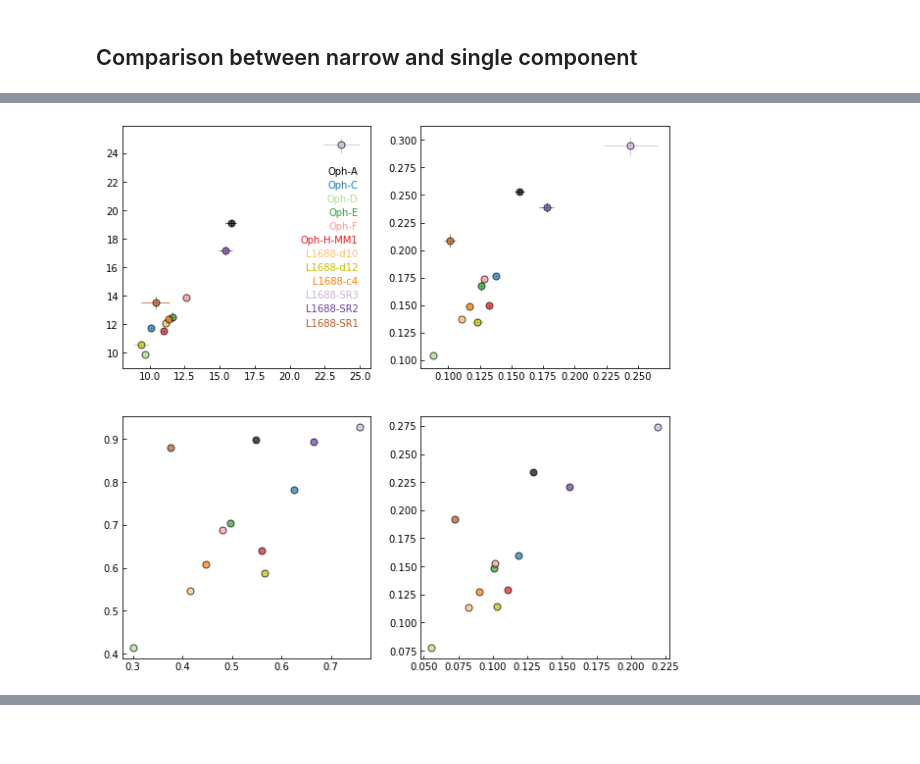
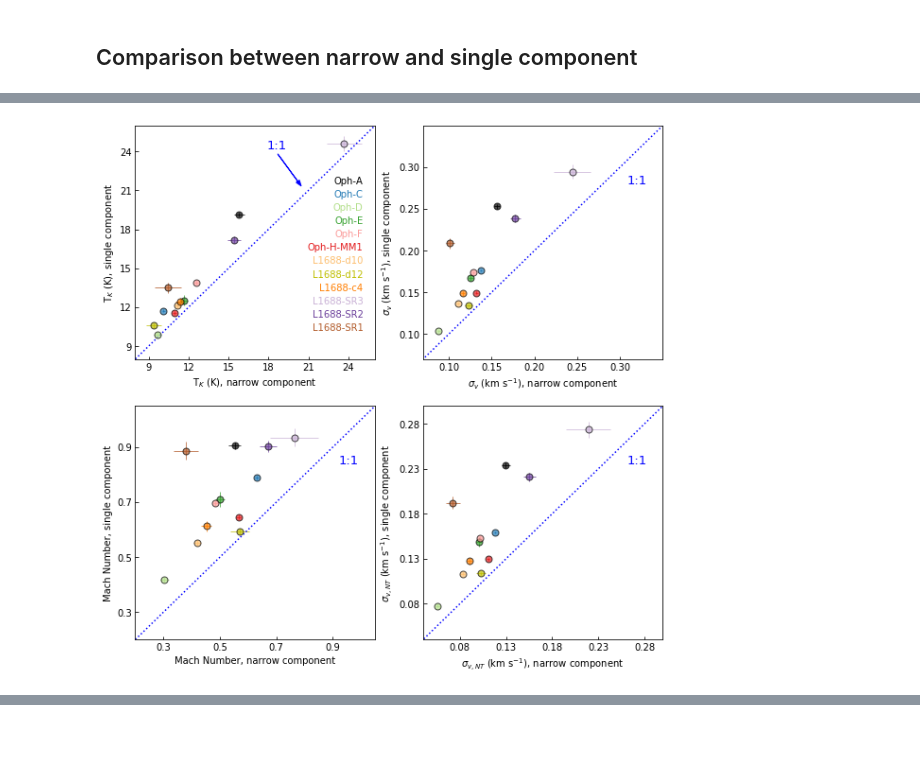
Before and after one commit to SpandanCh/L1688_2-cmp_ltr, a Jupyter notebook: L1688_letter_scripts.ipynb, the cells around one changed output, grey strips where cells are left out. Saved outputs shown, nothing was run; the diff lists cells and outputs as text; code cells hidden in the pictures.

Commit message:
added error propagation in Mach number and non-thermal dispersion

```diff
--- a/L1688_letter_scripts.ipynb
+++ b/L1688_letter_scripts.ipynb
@@ -744,7 +744,8 @@ Slice (slice(None, None, None), None) cannot be used on this 1-dimensional array
 # %%
 from scipy import constants as c
 # %%
-def mach(tk, sig, return_sig_nt=False):
+from scipy import constants as c
+def mach(tk=None, sig=None, ret_sig_nt=False, ret_sig_t=False,ret_cs=False):
     kB = c.k
     mH = c.m_p
 
@@ -753,14 +754,19 @@ def mach(tk, sig, return_sig_nt=False):
     f = (kB * tk)/mH
 
     sig_t = np.sqrt(f/17)
-
+    if ret_sig_t:
+        return sig_t/1000.0
     diff = sig**2 - sig_t**2
     sig_nt = np.sqrt(diff)
 
-    if return_sig_nt:
-        return sig_nt/1000
+    if ret_sig_nt:
+        return sig_nt/1000.0
 
-    cs = np.sqrt(f/2.33)
+    cs = np.sqrt(f/2.37)
+
+    if ret_cs :
+        return cs
+
     M = sig_nt/cs
 
     return M
@@ -767,7 +798,7 @@ def mach(tk, sig, return_sig_nt=False):
 # %%
-fig, ax = plt.subplots(ncols=2, nrows=2,figsize=(10,10))
+fig, ax = plt.subplots(ncols=2, nrows=2,figsize=(10,10), squeeze=False)
 i = 0
-ylabel = 0.8
+ylabel = 0.75
 
 
 
@@ -786,11 +817,16 @@ for reg in sort_reg:
     ax[0,1].errorbar([par_c_n[3]], [pars1[reg][3]] , xerr=[err_c_n[3]], yerr=[errs1[reg][3]],
                  c=clr[reg], alpha=0.7, elinewidth=1, mec='k', ls='-', lw=1, marker='o', ms=7)
 
-    ax[1,0].errorbar([mach(par_c_n[0],par_c_n[3])],[mach(pars1[reg][0],pars1[reg][3])] ,
+    ax[1,0].errorbar([mach(tk=par_c_n[0], sig=par_c_n[3])], [mach(tk=pars1[reg][0], sig=pars1[reg][3])],
+                     xerr=err_prop(para='Ms',tk=par_c_n[0], sig=par_c_n[3], etk=err_c_n[0], esig=err_c_n[3]),
+                     yerr=err_prop(para='Ms',tk=pars1[reg][0], sig=pars1[reg][3], etk=errs1[reg][0], esig=errs1[reg][3]),
                    c=clr[reg], alpha=0.7, elinewidth=1, mec='k', ls='-', lw=1, marker='o', ms=7)
 
-    ax[1,1].errorbar([mach(par_c_n[0], par_c_n[3], return_sig_nt=True)], [mach(pars1[reg][0], pars1[reg][3],
-                                                                             return_sig_nt=True)] ,
+    ax[1,1].errorbar([mach(tk=par_c_n[0], sig=par_c_n[3], ret_sig_nt=True)], [mach(tk=pars1[reg][0], sig=pars1[reg][3],
+                                                                                      ret_sig_nt=True)],
+                     xerr=err_prop(para='sig_nt',tk=par_c_n[0], sig=par_c_n[3], etk=err_c_n[0], esig=err_c_n[3]),
+                     yerr=err_prop(para='sig_nt',tk=pars1[reg][0], sig=pars1[reg][3], etk=errs1[reg][0],
+                                   esig=errs1[reg][3]),
                    c=clr[reg], alpha=0.7, elinewidth=1, mec='k', ls='-', lw=1, marker='o', ms=7)
 
 
@@ -799,5 +835,64 @@ for reg in sort_reg:
 
     ylabel -= 0.057
 
-ax[0,0].set
+
+# Axis Labels
+#
+ax[0,0].set_xlabel( 'T$_K$ (K), narrow component' )
+ax[0,0].set_ylabel( 'T$_K$ (K), single component' )
+#
+ax[0,1].set_xlabel( '$\sigma_v$ (km s$^{-1}$), narrow component' )
+ax[0,1].set_ylabel( '$\sigma_v$ (km s$^{-1}$), single component' )
+#
+ax[1,0].set_xlabel( 'Mach Number, narrow component' )
+ax[1,0].set_ylabel( 'Mach Number, single component' )
+#
+ax[1,1].set_xlabel( '${\sigma_{v,NT}}$ (km s$^{-1}$), narrow component' )
+ax[1,1].set_ylabel( '${\sigma_{v,NT}}$ (km s$^{-1}$), single component' )
+#
+#
+# Axis limits
+#
+ax[0,0].set_xlim(8,26)
+ax[0,0].set_ylim(8,26)
+#
+ax[0,1].set_xlim(0.07,0.35)
+ax[0,1].set_ylim(0.07,0.35)
+#
+ax[1,0].set_xlim(0.2,1.05)
+ax[1,0].set_ylim(0.2,1.05)
+#
+ax[1,1].set_xlim(0.04,0.3)
+ax[1,1].set_ylim(0.04,0.3)
+#
+#
+# Set ticks
+#
+ax[0,0].set_xticks([9,12,15,18,21,24])
+ax[0,0].set_yticks([9,12,15,18,21,24])
+#
+ax[0,1].set_xticks([0.10,0.15,0.20,0.25,0.30])
+ax[0,1].set_yticks([0.10,0.15,0.20,0.25,0.30])
+#
+ax[1,0].set_xticks([0.3,0.5,0.7,0.9])
+ax[1,0].set_yticks([0.3,0.5,0.7,0.9])
+#
+ax[1,1].set_xticks([0.08,0.13,0.18,0.23,0.28])
+ax[1,1].set_yticks([0.08,0.13,0.18,0.23,0.28])
+#
+#
+# Plot (1,1) line
+#
+ax[0,0].plot([0,29],[0,29],':', color='b')
+ax[0,1].plot([0,0.35],[0,0.35],':', color='b')
+ax[1,0].plot([0,1.05],[0,1.05],':', color='b')
+ax[1,1].plot([0,0.3],[0,0.3],':', color='b')
+#
+ax[0,0].text(0.55, 0.90, '1:1', color='b', transform=ax[0,0].transAxes, fontsize=13)
+ax[0,0].arrow(18.7, 23.8, 1.5, -2.1, width=0.01, color='b', head_width=0.3)
+ax[0,1].text(0.85, 0.75, '1:1', color='b', transform=ax[0,1].transAxes, fontsize=13)
+ax[1,0].text(0.85, 0.75, '1:1', color='b', transform=ax[1,0].transAxes, fontsize=13)
+ax[1,1].text(0.85, 0.75, '1:1', color='b', transform=ax[1,1].transAxes, fontsize=13)
+#
+fig.savefig("para_n_cmp_vs_1_cmp.pdf")
 # %% [output]
@@ -805 +899 @@ ax[0,0].set
-[figure, old version]
+[figure, new version]
```
Also changed, not shown: parts of 3 cells of this notebook.
